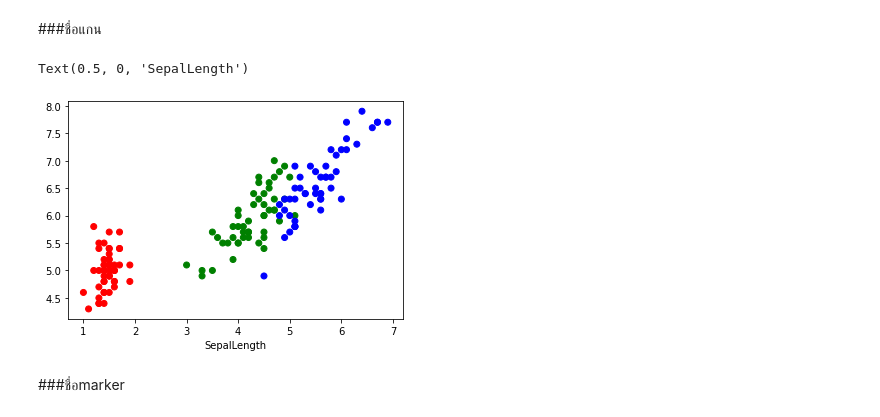
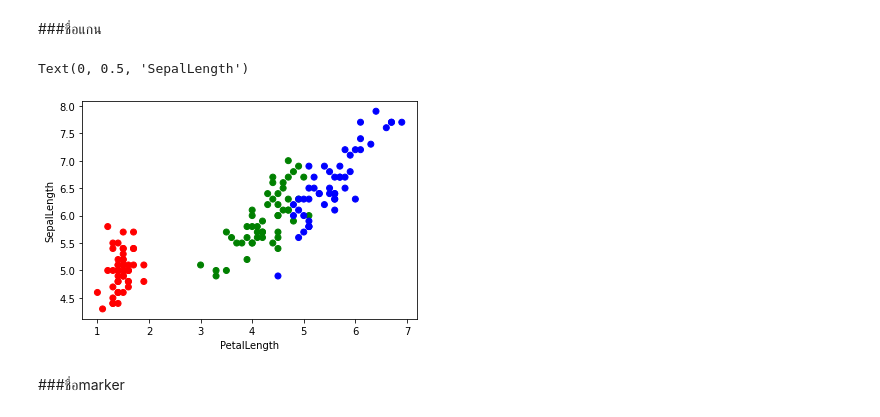
Before and after one commit to Chanakarn06/data_viz_2022, a Jupyter notebook: DataViz02_Distribution.ipynb, the cells around one changed output. Saved outputs shown, nothing was run; the diff lists cells and outputs as text; code cells hidden in the pictures.

Commit message:
scatter plot

```diff
--- a/DataViz02_Distribution.ipynb
+++ b/DataViz02_Distribution.ipynb
@@ -68,10 +75,10 @@ df2.head()
 # %%
 plt.scatter(df2['PetalLength'],df2['SepalLength'],c=df2['Name'])
 plt.xlabel('PetalLength')
-plt.xlabel('SepalLength')
+plt.ylabel('SepalLength')
 # %% [output]
-Text(0.5, 0, 'SepalLength')
+Text(0, 0.5, 'SepalLength')
-[figure, old version]
+[figure, new version]
 # %% [markdown]
 ###ชื่อmarker
 # %%
```
Also changed, not shown: parts of 18 cells of this notebook.
